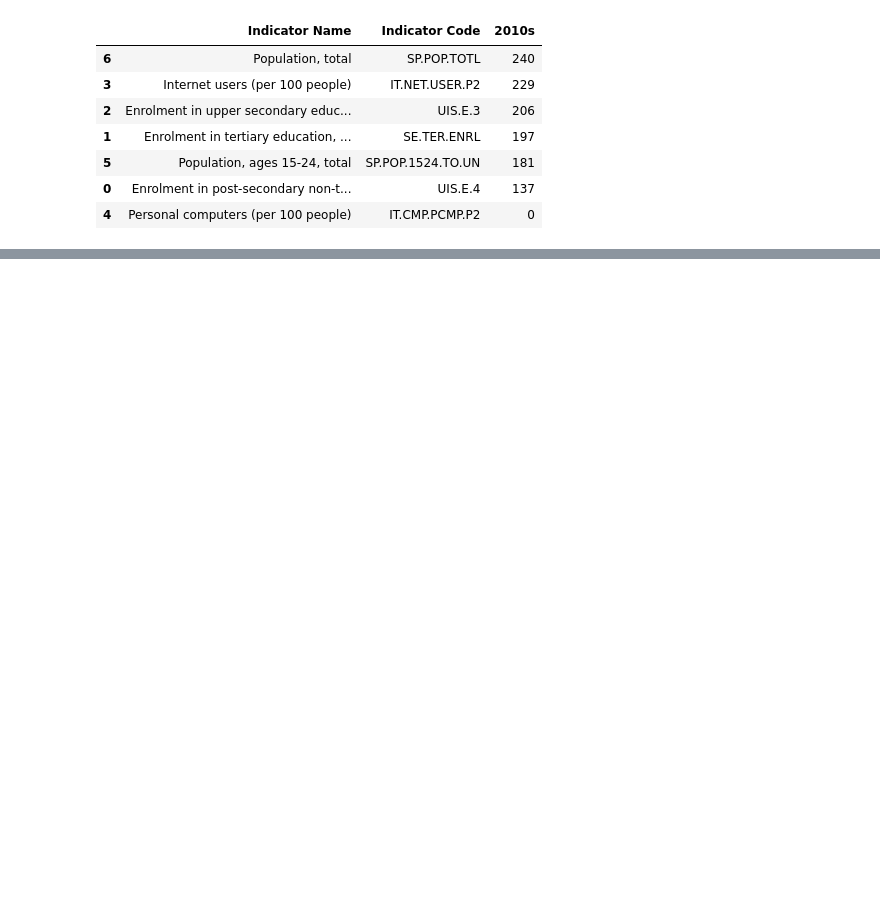
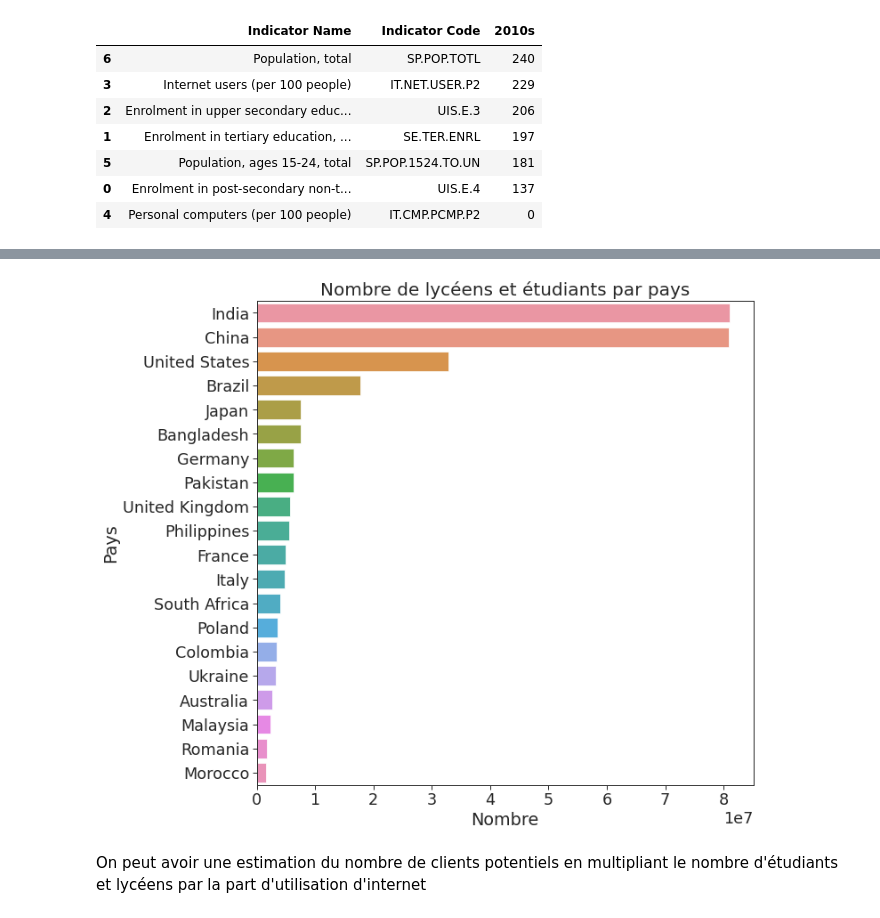
Before and after one commit to hadeyema/playground-6psrqy2u, a Jupyter notebook: projet2.ipynb, the cells around one changed output, grey strips where cells are left out. Saved outputs shown, nothing was run; the diff lists cells and outputs as text; code cells hidden in the pictures; blank space fills up the shorter version.

```diff
--- a/projet2.ipynb
+++ b/projet2.ipynb
@@ -835,0 +967,6 @@ dta1[dta1['Indicator Code'].isin(indicateurs)][['Indicator Name', 'Indicator Cod
+# %%
+#on va créer un indicateur lycée + supérieur:
+
+cntry1['customers'] = cntry1['UIS.E.3'] + cntry1['UIS.E.4'] + cntry1['SE.TER.ENRL']
+print('liste des pays avec le plus de lycéens et étudiants')
+cntry1.sort_values(by='customers', ascending=False)[['Country Name', 'customers']].head(20)
@@ -835,0 +992,14 @@ dta1[dta1['Indicator Code'].isin(indicateurs)][['Indicator Name', 'Indicator Cod
+# %%
+plt.figure(figsize = (10,10))
+sns.set_context("paper", font_scale=2)
+
+ax = plt.gca()
+sns.barplot(x = cntry1.sort_values(by='customers', ascending=False)['customers'].head(20), y=cntry1.sort_values(by='customers', ascending=False)['Country Name'].head(20))
+plt.title('Nombre de lycéens et étudiants par pays', size=20)
+plt.xlabel('Nombre')
+plt.ylabel('Pays')
+plt.show()
+# %% [output]
+[figure, added]
+# %% [markdown]
+On peut avoir une estimation du nombre de clients potentiels en multipliant le nombre d'étudiants et lycéens par la part d'utilisation d'internet
```
Also changed, not shown: parts of 39 cells of this notebook.
